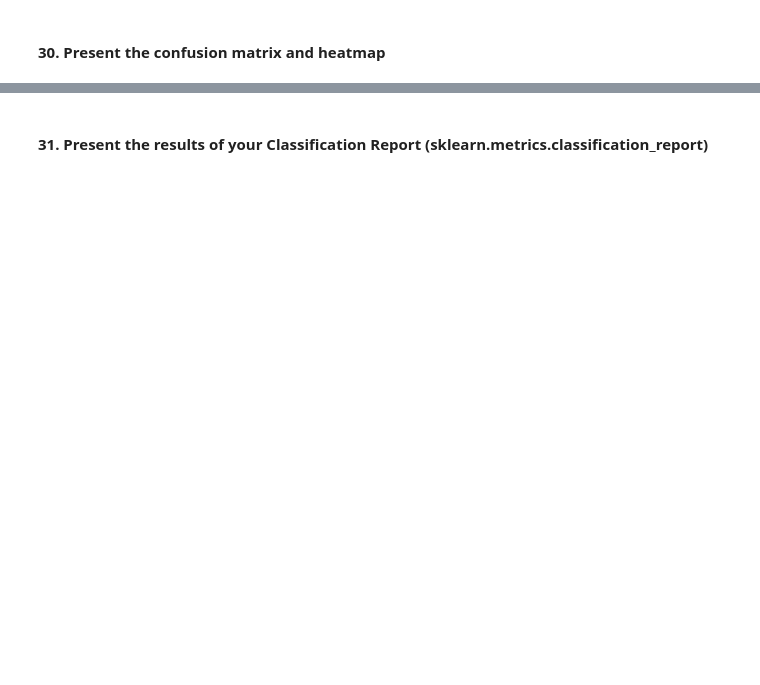
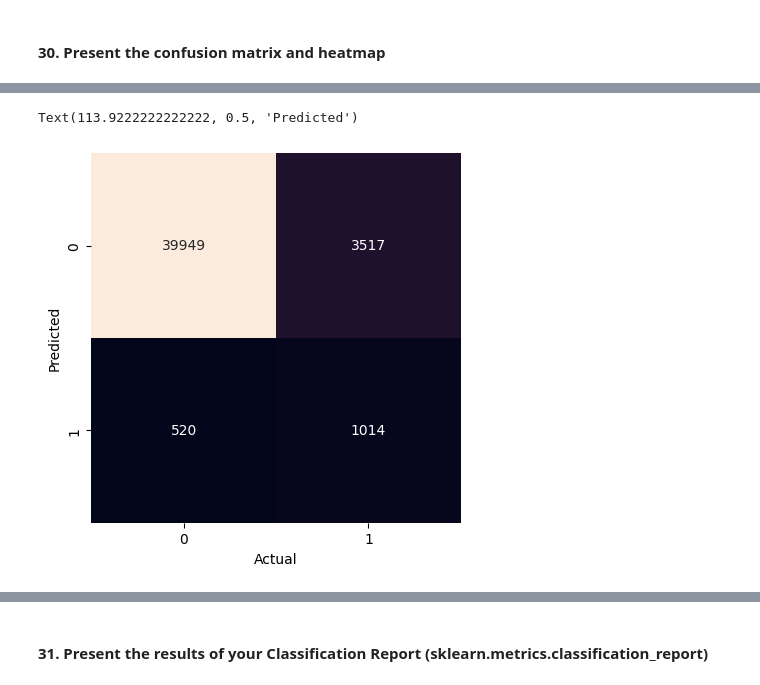
Before and after one commit to cnmi-ds-22/tanickell___Data-Science-Portfolio-C22, a Jupyter notebook: Modules/Module_1_Intro_to_DS_and_Naive_Bayes/Projects/Instructions/Project.1-Transactions/Project.1-Pass-06.ipynb, the cells around one changed output, grey strips where cells are left out. Drawn from its saved outputs; the diff is of its cells as text; code cells hidden in the pictures; blank space fills up the shorter version.

```diff
--- a/Modules/Module_1_Intro_to_DS_and_Naive_Bayes/Projects/Instructions/Project.1-Transactions/Project.1-Pass-06.ipynb
+++ b/Modules/Module_1_Intro_to_DS_and_Naive_Bayes/Projects/Instructions/Project.1-Transactions/Project.1-Pass-06.ipynb
@@ -719,3 +726,10 @@ np.float64(0.9112264444444443)
+# %%
+# Save variable values
+X_train_MCV = X_train
+X_test_MCV  = X_test
+y_train_MCV = y_train
+y_test_MCV  = y_test
+y_pred_MCV  = y_pred
 # %% [markdown]
 Analysis:
 
@@ -793,0 +1079,15 @@ The training data is very skewed towards non-successful transactions (about 90%
+# %%
+# Display a confusion matrix of final result of y_test and y_pred
+matrix = metrics.confusion_matrix(y_test_MCV, y_pred_MCV)
+sns.heatmap(
+    matrix.T,
+    square = True,
+    annot = True,
+    fmt = 'd',
+    cbar = False
+)
+plt.xlabel('Actual')
+plt.ylabel('Predicted')
+# %% [output]
+Text(113.9222222222222, 0.5, 'Predicted')
+[figure, added]
```
Also changed, not shown: parts of 41 cells of this notebook.
